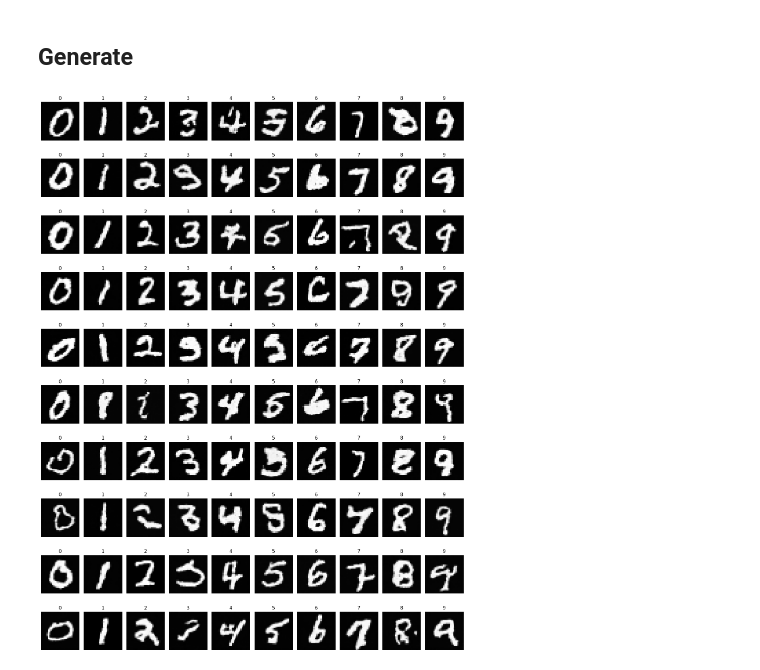
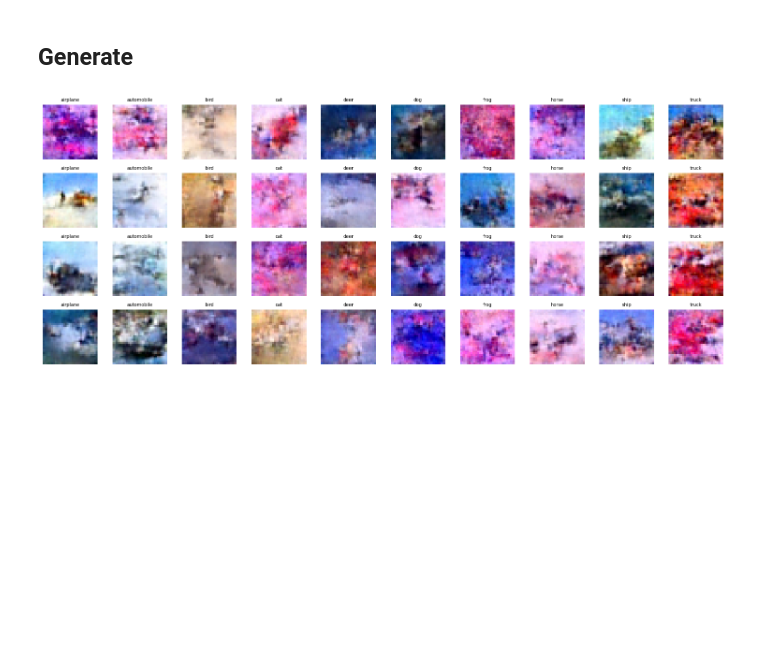
Before and after one commit to GalMunGral/image-generation-notebooks, a Jupyter notebook: diffusion/04_sampling.ipynb, the cells around one changed output. Cells and saved outputs as stored; diff of their text form; code cells hidden in the pictures; blank space fills up the shorter version.

```diff
--- a/diffusion/04_sampling.ipynb
+++ b/diffusion/04_sampling.ipynb
@@ -58,7 +58,7 @@ alpha_bars = torch.cumprod(alphas, dim=0)                # index 0..T-1 = ᾱ_1.
 ## Sampling Loop
 # %%
 @torch.no_grad()
-def sample(model, labels, image_size=(1, 28, 28)):
+def sample(model, labels, image_size=(3, 32, 32)):
     model.eval()
 
     n = labels.shape[0]
@@ -88,21 +88,23 @@ def sample(model, labels, image_size=(1, 28, 28)):
 # %% [markdown]
 ## Generate
 # %%
-model = UNet().to(device)
-model.load_state_dict(torch.load('../data/unet_mnist.pt', map_location=device))
+CLASSES = ['airplane', 'automobile', 'bird', 'cat', 'deer', 'dog', 'frog', 'horse', 'ship', 'truck']
 
-m = 10
+model = UNet(in_ch=3).to(device)
+model.load_state_dict(torch.load('../data/unet_cifar10.pt', map_location=device))
+
+m = 4
 labels = torch.arange(10, device=device).repeat(m)
 
 samples = sample(model, labels=labels)
 samples = (samples + 1) / 2  # [-1,1] -> [0,1]
 
-fig, axes = plt.subplots(m, 10, figsize=(15, 20))
+fig, axes = plt.subplots(m, 10, figsize=(15, 6))
 for ax, img, label in zip(axes.flat, samples, labels):
-    ax.imshow(img.cpu().squeeze(), cmap='gray')
-    ax.set_title(str(label.item()))
+    ax.imshow(img.cpu().permute(1, 2, 0).clamp(0, 1))
+    ax.set_title(CLASSES[label.item()], fontsize=7)
     ax.axis('off')
 plt.tight_layout()
 plt.show()
 # %% [output]
-[figure, old version]
+[figure, new version]
```
Also changed, not shown: parts of 1 cell of this notebook, 9 other files.
